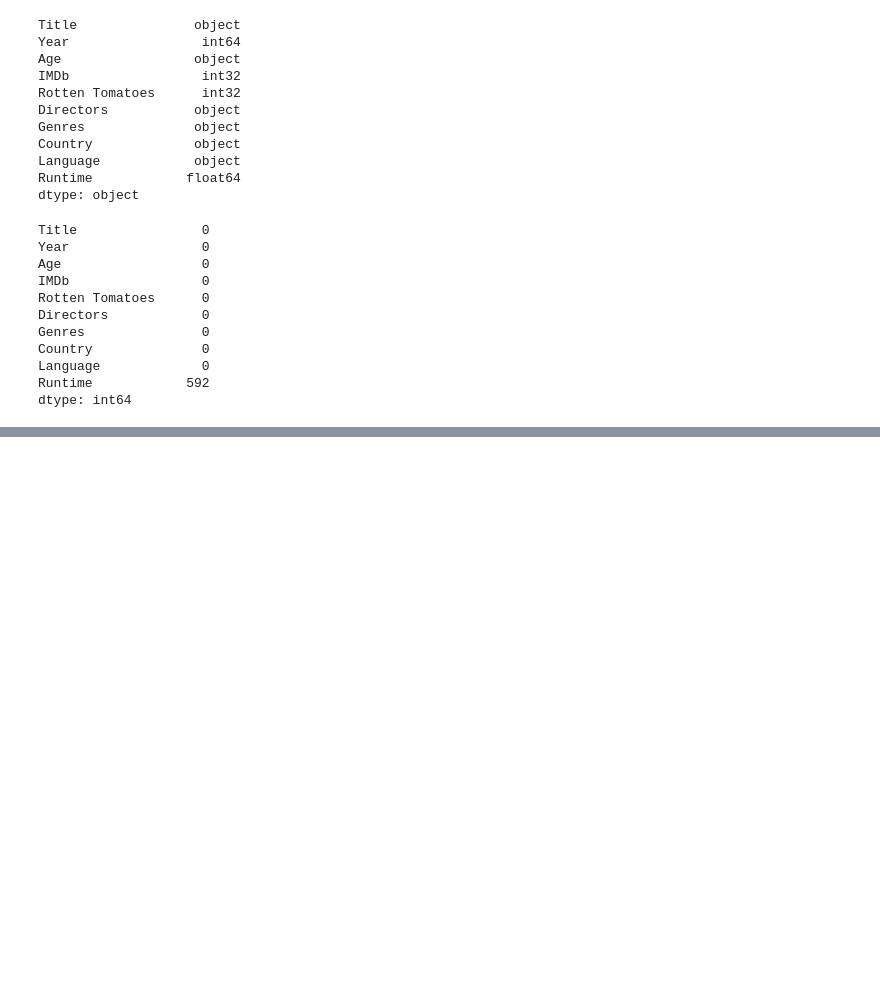
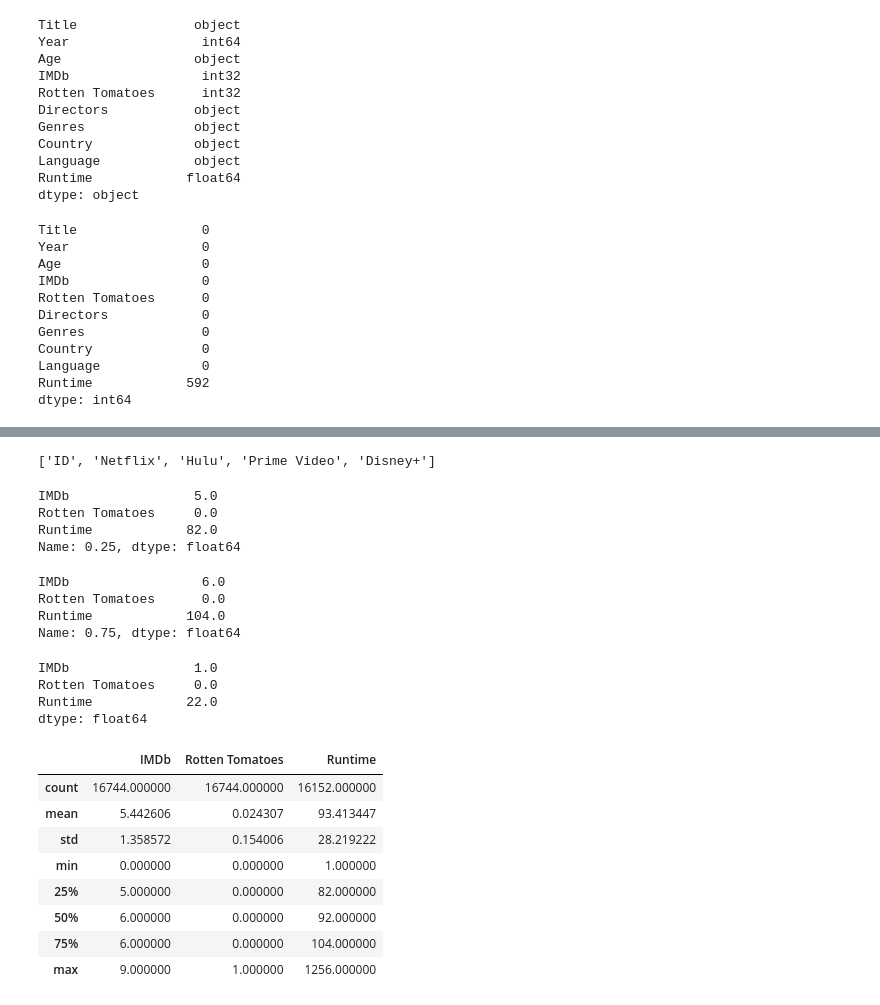
Before and after one commit to alia-hello/activity2.1.10, a Jupyter notebook: activity 2.1.10.ipynb, the cells around one changed output, grey strips where cells are left out. Cells and saved outputs as stored; diff of their text form; code cells hidden in the pictures; blank space fills up the shorter version.

Commit message:
adding work on filtering, IQR, select columns
more advanced data work on the movies and ott data

```diff
--- a/activity 2.1.10.ipynb
+++ b/activity 2.1.10.ipynb
@@ -126,6 +122,3 @@ movies
 | 16742 | Man Among Cheetahs | 2017 | Others | 6.6 | NaN | Richard Slater-Jones | Documentary | United States | English | NaN |
 | 16743 | In Beaver Valley | 1950 | Others | NaN | NaN | James Algar | Documentary,Short,Family | United States | English | 32.0 |
 16744 rows × 10 columns
-# %%
-movies['Rotten Tomatoes'] = movies['Rotten Tomatoes'].astype(float).astype(int)
-print(movies.dtypes)
@@ -182,0 +201,51 @@ dtype: int64
+# %%
+print(list(ott.columns))
+# %% [output]
+['ID', 'Netflix', 'Hulu', 'Prime Video', 'Disney+']
+# %%
+# Filter the DataFrame according to numeric variables and drop year column as not numeric.
+movies_num = movies.select_dtypes('number')
+movies_num = movies_num.drop('Year', axis = 1)
+# %%
+# Calculate Q1 and Q3.
+Q1 = movies_num.quantile(0.25)
+Q3 = movies_num.quantile(0.75)
+
+# View the output
+print(Q1)
+# %% [output]
+IMDb                5.0
+Rotten Tomatoes     0.0
+Runtime            82.0
+Name: 0.25, dtype: float64
+# %%
+print(Q3)
+# %% [output]
+IMDb                 6.0
+Rotten Tomatoes      0.0
+Runtime            104.0
+Name: 0.75, dtype: float64
+# %%
+# Calculate the IQR.
+IQR = Q3 - Q1
+
+# View the output.
+print(IQR)
+# %% [output]
+IMDb                1.0
+Rotten Tomatoes     0.0
+Runtime            22.0
+dtype: float64
+# %%
+# Determine the descriptive statistics.
+movies_num.describe()
+# %% [output]
+|  | IMDb | Rotten Tomatoes | Runtime |
+| count | 16744.000000 | 16744.000000 | 16152.000000 |
+| mean | 5.442606 | 0.024307 | 93.413447 |
+| std | 1.358572 | 0.154006 | 28.219222 |
+| min | 0.000000 | 0.000000 | 1.000000 |
+| 25% | 5.000000 | 0.000000 | 82.000000 |
+| 50% | 6.000000 | 0.000000 | 92.000000 |
+| 75% | 6.000000 | 0.000000 | 104.000000 |
+| max | 9.000000 | 1.000000 | 1256.000000 |
```
Also changed, not shown: parts of 5 cells of this notebook.
